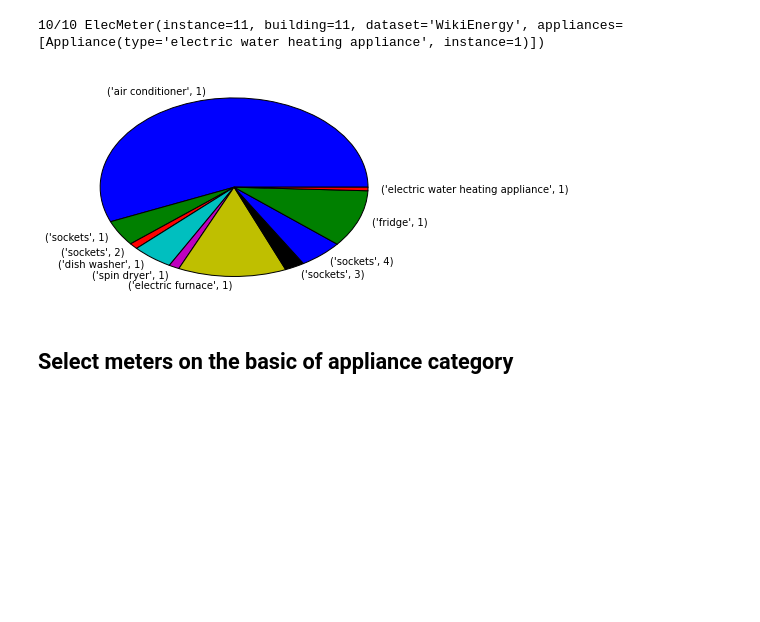
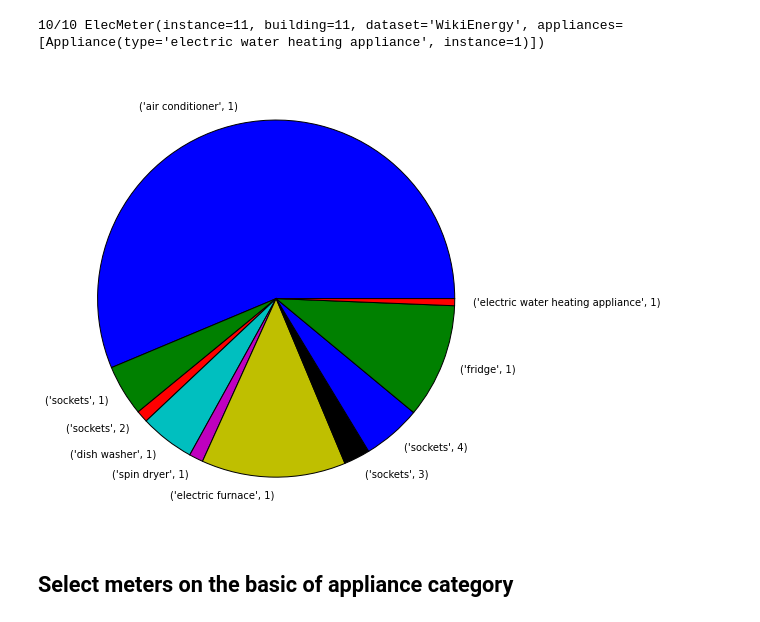
Before and after one commit to nilmtk/nilmtk, a Jupyter notebook: notebooks/BuildSys_2014_demo.ipynb, the cells around one changed output. Saved outputs shown, nothing was run; the diff lists cells and outputs as text; code cells hidden in the pictures; blank space fills up the shorter version.

Commit message:
set default figure size at top of notebook

```diff
--- a/notebooks/BuildSys_2014_demo.ipynb
+++ b/notebooks/BuildSys_2014_demo.ipynb
@@ -2,8 +2,11 @@
 import numpy as np
 import pandas as pd
 from os.path import join
+
+from pylab import rcParams
 import matplotlib.pyplot as plt
 %matplotlib inline
+rcParams['figure.figsize'] = (16, 8)
 
 import nilmtk
 from nilmtk import DataSet, TimeFrame, MeterGroup, HDFDataStore
@@ -147,10 +145,11 @@ fraction = elec.submeters().fraction_per_meter().dropna()
 10/10 ElecMeter(instance=11, building=11, dataset='WikiEnergy', appliances=[Appliance(type='electric water heating appliance', instance=1)])
 # %%
 # Create convenient labels
+plt.figure(figsize=(8,8))
 labels = elec.get_appliance_labels(fraction.index)
 fraction.plot(kind='pie', labels=labels);
 # %% [output]
-[figure, old version]
+[figure, new version]
 # %% [markdown]
 ## Select meters on the basic of appliance category
 # %%
```
Also changed, not shown: parts of 7 cells of this notebook.
